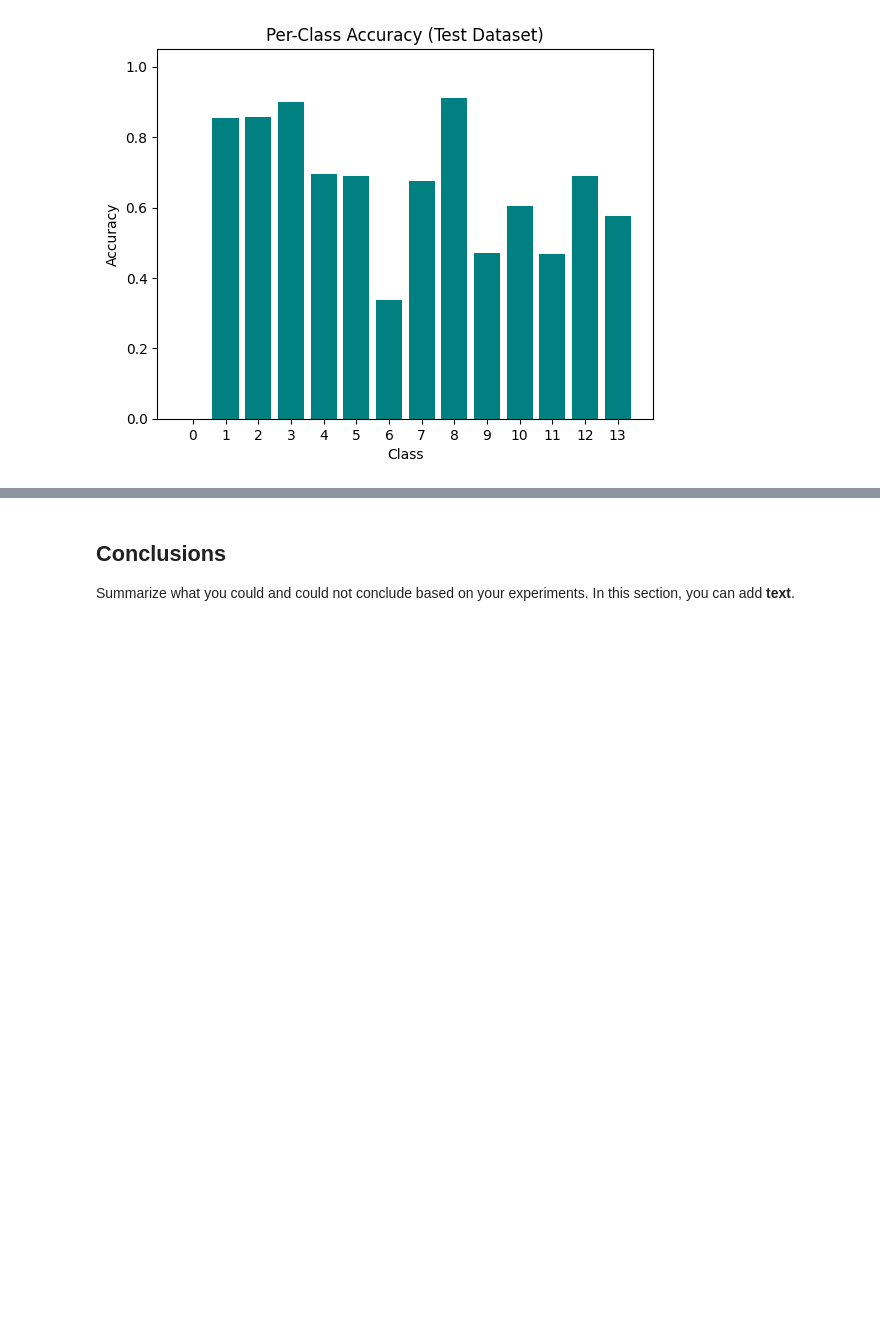
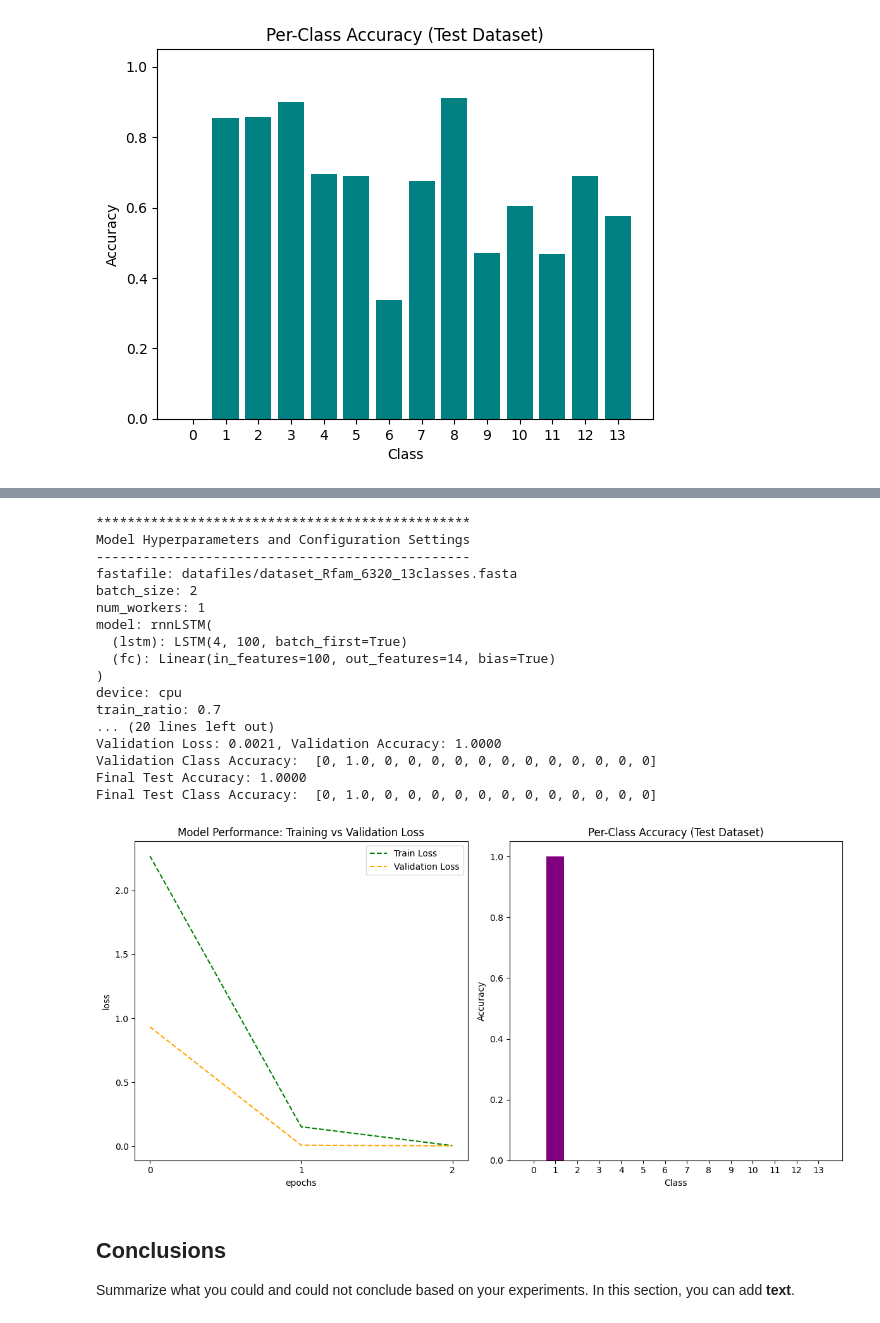
Before and after one commit to devantmarie/comp6841final, a Jupyter notebook: Project_emilio_vello.ipynb, the cells around one changed output, grey strips where cells are left out. Drawn from its saved outputs; the diff is of its cells as text; code cells hidden in the pictures; blank space fills up the shorter version.

```diff
--- a/Project_emilio_vello.ipynb
+++ b/Project_emilio_vello.ipynb
@@ -266,3 +291,33 @@ Final Test Class Accuracy:  [0, 0.835, 0.867, 0.943, 0.606, 0.688, 0.554, 0.562,
+# %%
+seq_size = 120
+simpleModel = rnnLSTM(input_size=4)
+rclass = ImplementDLEv(fastafile=nc_file, batch_size=2,num_workers=1,
+                 model = simpleModel, device="cpu", train_ratio = 0.7,
+                 val_ratio = 0.15,test_ratio = 0.15,lr=0.001, num_epochs = 3, seq_length = seq_size,
+                 subset = 50,chkpoint=True, chkpath = "chkpoints/", random_rev_compl_transform_prob=0.9)
+
+rclass.print_settings()
+rclass.run_train()
+rclass.perform_accuracy_gether()
+# %% [output]
+************************************************
+Model Hyperparameters and Configuration Settings
+------------------------------------------------
+fastafile: datafiles/dataset_Rfam_6320_13classes.fasta
+batch_size: 2
+num_workers: 1
+model: rnnLSTM(
+  (lstm): LSTM(4, 100, batch_first=True)
+  (fc): Linear(in_features=100, out_features=14, bias=True)
+)
+device: cpu
+train_ratio: 0.7
+... (20 lines left out)
+Validation Loss: 0.0021, Validation Accuracy: 1.0000
+Validation Class Accuracy:  [0, 1.0, 0, 0, 0, 0, 0, 0, 0, 0, 0, 0, 0, 0]
+Final Test Accuracy: 1.0000
+Final Test Class Accuracy:  [0, 1.0, 0, 0, 0, 0, 0, 0, 0, 0, 0, 0, 0, 0]
+[figure, added]
 # %% [markdown]
 ## **Conclusions**
 
```
Also changed, not shown: parts of 6 cells of this notebook, 2 other files.
